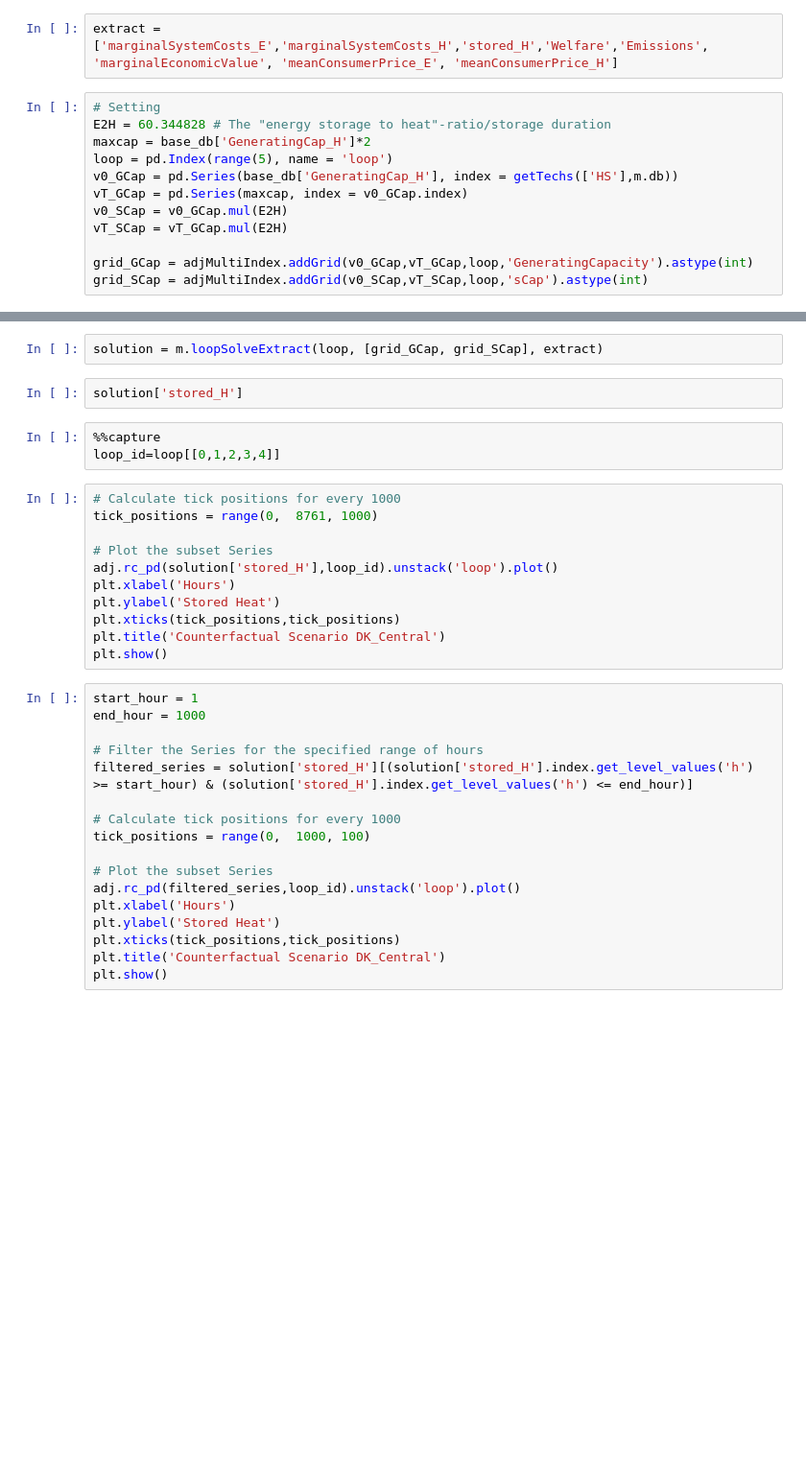
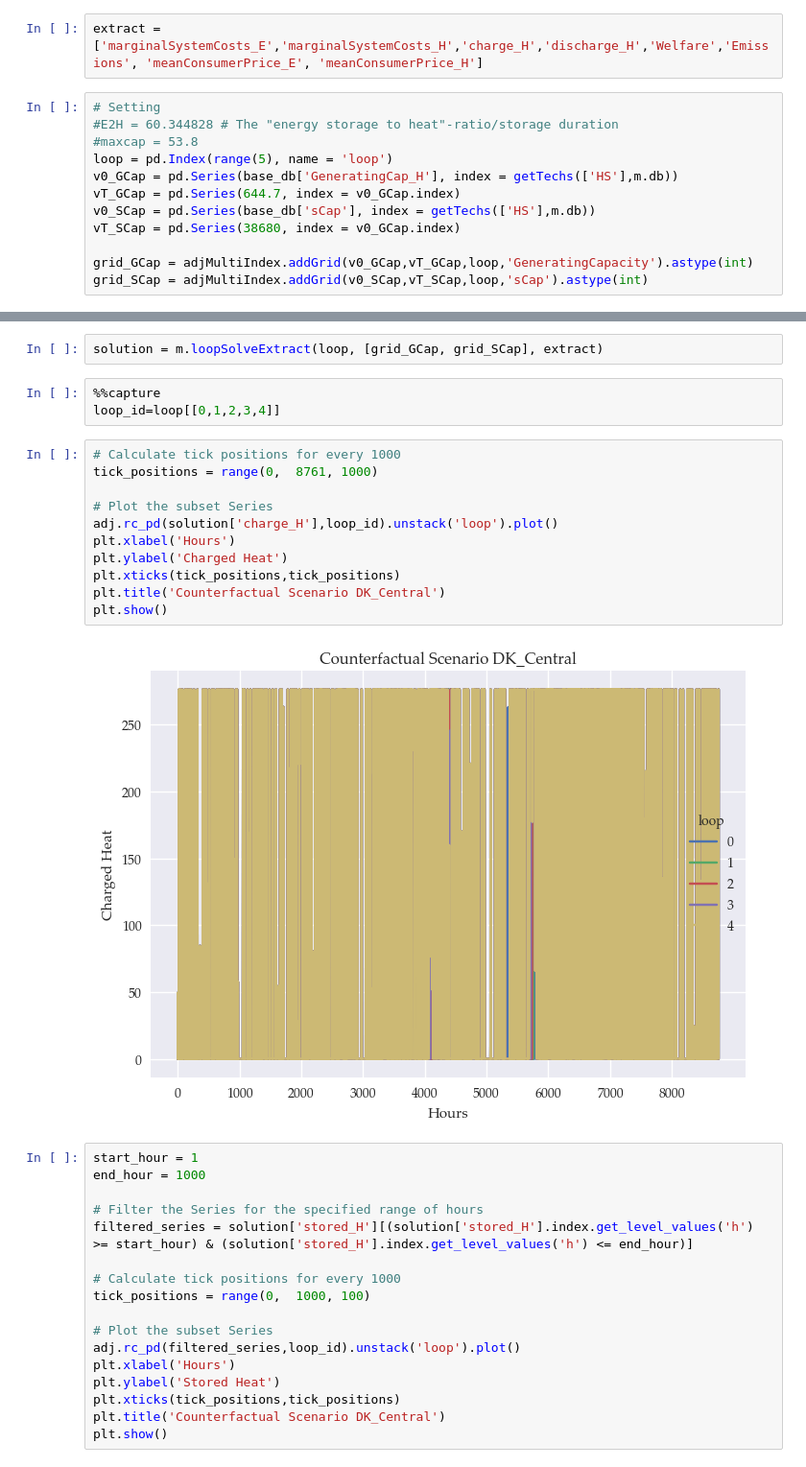
Before and after one commit to marcherger/EnergyEconGroupWork, a Jupyter notebook: Analysis_mBasicPH_storage.ipynb, the cells around one changed output, grey strips where cells are left out. Shown at 96% size. Cells and saved outputs as stored; diff of their text form; blank space fills up the shorter version.

```diff
--- a/Analysis_mBasicPH_storage.ipynb
+++ b/Analysis_mBasicPH_storage.ipynb
@@ -178,16 +207,16 @@ In the following, we will run an experiment where we are exogenously increase th
 # %% [markdown]
 We will also be extracting the following variables:
 # %%
-extract = ['marginalSystemCosts_E','marginalSystemCosts_H','stored_H','Welfare','Emissions', 'marginalEconomicValue', 'meanConsumerPrice_E', 'meanConsumerPrice_H']
+extract = ['marginalSystemCosts_E','marginalSystemCosts_H','charge_H','discharge_H','Welfare','Emissions', 'meanConsumerPrice_E', 'meanConsumerPrice_H']
 # %%
 # Setting
-E2H = 60.344828 # The "energy storage to heat"-ratio/storage duration
-maxcap = base_db['GeneratingCap_H']*2
+#E2H = 60.344828 # The "energy storage to heat"-ratio/storage duration
+#maxcap = 53.8
 loop = pd.Index(range(5), name = 'loop')
 v0_GCap = pd.Series(base_db['GeneratingCap_H'], index = getTechs(['HS'],m.db))
-vT_GCap = pd.Series(maxcap, index = v0_GCap.index)
-v0_SCap = v0_GCap.mul(E2H)
-vT_SCap = vT_GCap.mul(E2H)
+vT_GCap = pd.Series(644.7, index = v0_GCap.index)
+v0_SCap = pd.Series(base_db['sCap'], index = getTechs(['HS'],m.db))
+vT_SCap = pd.Series(38680, index = v0_GCap.index)
 
 grid_GCap = adjMultiIndex.addGrid(v0_GCap,vT_GCap,loop,'GeneratingCapacity').astype(int)
 grid_SCap = adjMultiIndex.addGrid(v0_SCap,vT_SCap,loop,'sCap').astype(int)
@@ -199,22 +244,22 @@ grid_SCap
 We now run the counterfactual scenarios:
 # %%
 solution = m.loopSolveExtract(loop, [grid_GCap, grid_SCap], extract)
-# %%
-solution['stored_H']
 # %%
 %%capture
 loop_id=loop[[0,1,2,3,4]]
 # %%
 # Calculate tick positions for every 1000
 tick_positions = range(0,  8761, 1000)
 
 # Plot the subset Series
-adj.rc_pd(solution['stored_H'],loop_id).unstack('loop').plot()
+adj.rc_pd(solution['charge_H'],loop_id).unstack('loop').plot()
 plt.xlabel('Hours')
-plt.ylabel('Stored Heat')
+plt.ylabel('Charged Heat')
 plt.xticks(tick_positions,tick_positions)
 plt.title('Counterfactual Scenario DK_Central')
 plt.show()
+# %% [output]
+[figure, added]
 # %%
 start_hour = 1
 end_hour = 1000
```
Also changed, not shown: parts of 25 cells of this notebook, 17 other files.
